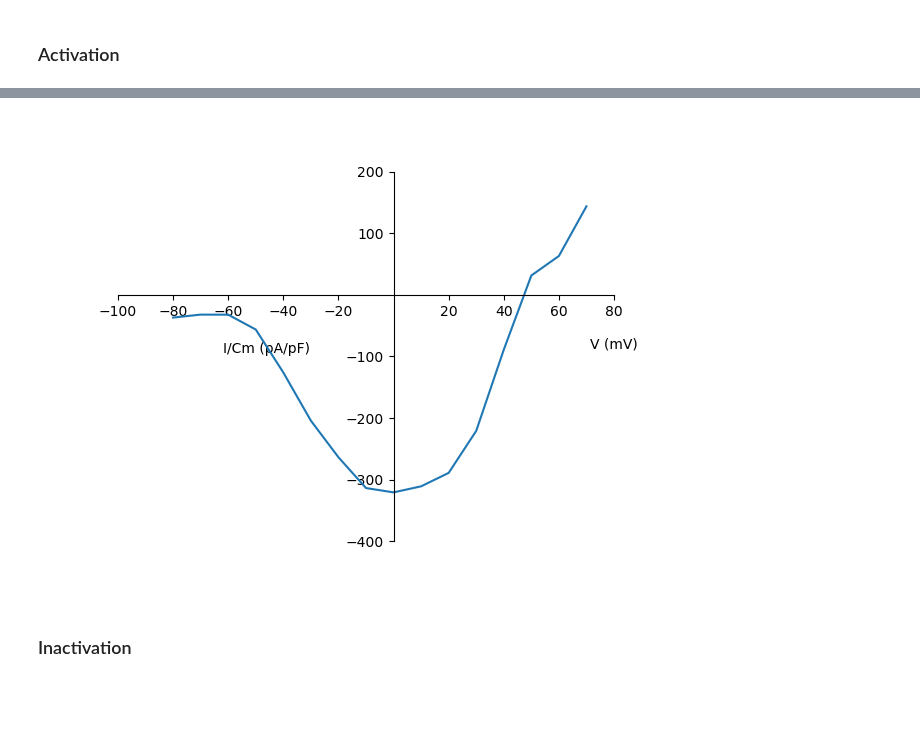
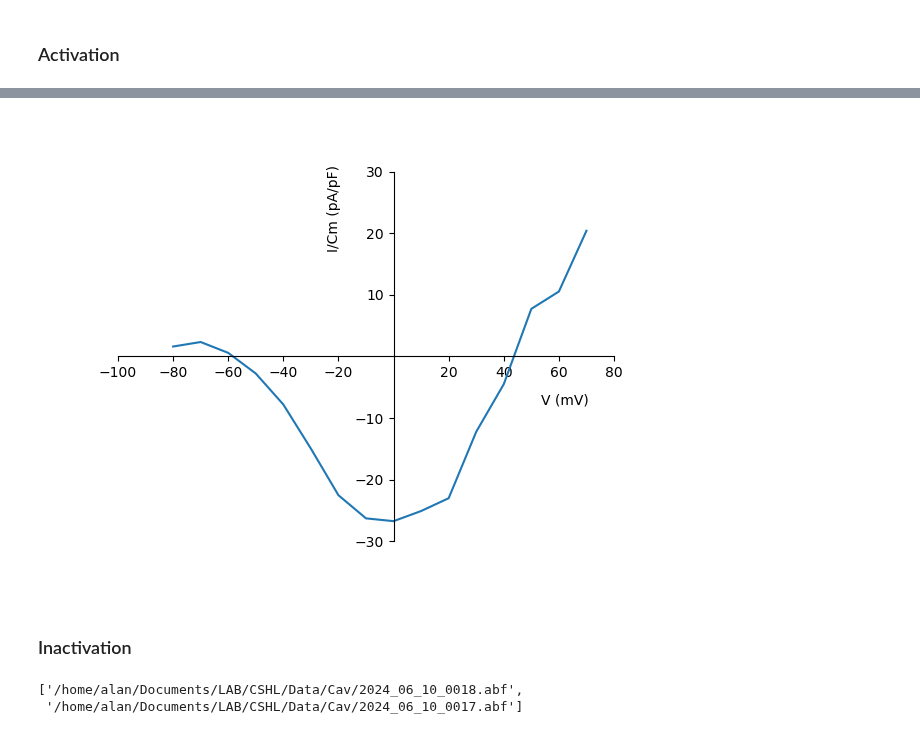
Before and after one commit to afmontarras/CSHL, a Jupyter notebook: Cav.ipynb, the cells around one changed output, grey strips where cells are left out. Drawn from its saved outputs; the diff is of its cells as text; code cells hidden in the pictures; blank space fills up the shorter version.

```diff
--- a/Cav.ipynb
+++ b/Cav.ipynb
@@ -36,2 +50,5 @@ plot_swps(f)
 # %% [markdown]
 ### Activation
+# %%
+IV_files = files_from_protocol('IV',files)
+IV_files
@@ -38,4 +58,4 @@ plot_swps(f)
 # %%
-f = files[2]
+f = IV_files[0]
 plot_swps(f)
 # %% [output]
@@ -59,36 +79,44 @@ i_end = 0.04
 current_window = swp_window(swps,i_start,i_end,sr,channel=0)
 current_response = np.array([swp[np.argmax(np.abs(swp))] for swp in current_window])
 ## normalise over baseline
 current_response -= current_baseline
+## make it density current
+current_response /= capacitance
 ## Create a figure plot with this line:
 fig,ax = plt.subplots()
 ## the ax.plot(x,y,'line, dot,...') will plot your data to the figure
 # image_path = '/home/alan/Documents/LAB/CSHL/Airplane.png'  # Path to your airplane image file
 # airplane_image = plt.imread(image_path)
 # ##
 # # Create a custom marker using the airplane image
 # def airplane_marker(ax, xdata, ydata, image):
 #     for x, y in zip(xdata, ydata):
 #         ab = AnnotationBbox(OffsetImage(image, zoom=0.25), (x, y), frameon=False)
 #         ax.add_artist(ab)
 
 ax.plot(voltage_step,current_response,linestyle='-')
 # airplane_marker(ax,voltage_step,current_response, airplane_image)
 ax.spines['left'].set_position('zero')
 ax.spines['bottom'].set_position('zero')
 ax.set_xlabel('V (mV)')
-ax.set_ylabel('I/Cm (pA/pF)', rotation=0)
+ax.set_ylabel('I/Cm (pA/pF)')
 ax.spines['right'].set_visible(False)
 ax.spines['top'].set_visible(False)
-ax.xaxis.set_label_coords(1, 0.55)
-ax.yaxis.set_label_coords(0.3, 0.5)  # Move the y label to the center left
+ax.xaxis.set_label_coords(0.9, 0.4)
+ax.yaxis.set_label_coords(0.45, 0.9)  # Move the y label to the center left
 # Customize ticks to remove the 0 ticks and labels
 xticks = [tick for tick in ax.get_xticks() if tick != 0]
 yticks = [tick for tick in ax.get_yticks() if tick != 0]
 ax.set_xticks(xticks)
 ax.set_yticks(yticks)
 plt.show()
 # %% [output]
-[figure, old version]
+[figure, new version]
 # %% [markdown]
 ### Inactivation
+# %%
+Inac_files = files_from_protocol('Inact',files)
+Inac_files
+# %% [output]
+['/home/alan/Documents/LAB/CSHL/Data/Cav/2024_06_10_0018.abf',
+ '/home/alan/Documents/LAB/CSHL/Data/Cav/2024_06_10_0017.abf']
```
Also changed, not shown: parts of 7 cells of this notebook, 1 other file.
